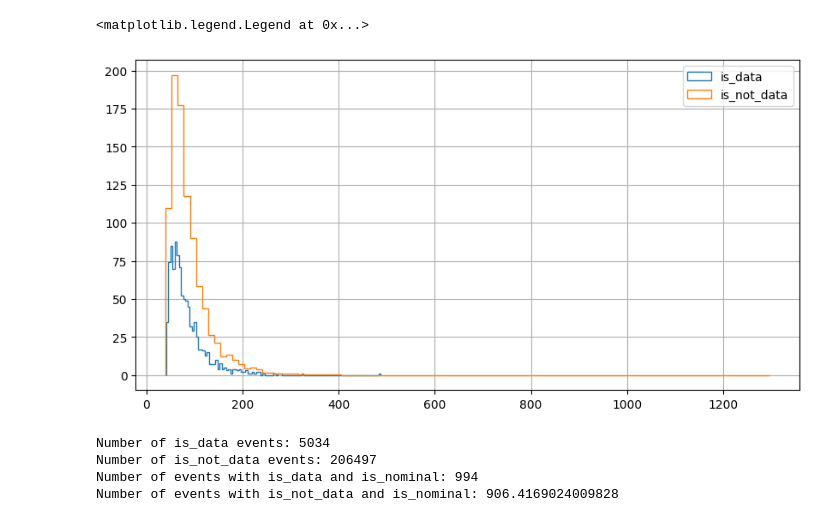
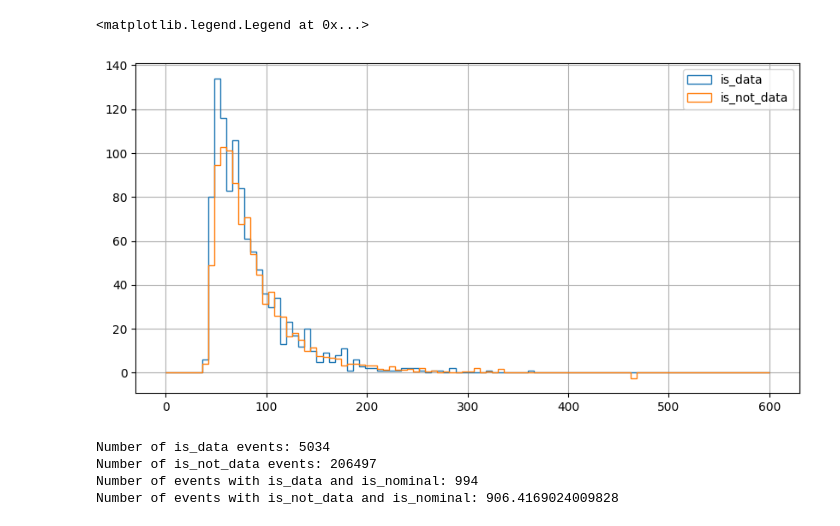
Before and after one commit to KIT-CMS/smhtt_ul, a Jupyter notebook: datasets-test.ipynb, the cells around one changed output. Cells and saved outputs as stored; diff of their text form; code cells hidden in the pictures.

```diff
--- a/datasets-test.ipynb
+++ b/datasets-test.ipynb
@@ -5,16 +5,17 @@ import numpy as np
 # %%
 df = pd.read_feather("/work/sdaigler/smhtt_ul/training_datasets/folds/fold0_training.feather")
 is_data = (df.Labels.is_data == 1)
 is_not_data = (df.Labels.is_data == 0)
 is_nominal = (df.Nominal.cut == 1)
 
 fig, ax = plt.subplots(1, 1, figsize=(10, 5))
-df.Nominal.variables.pt_1[is_data & is_nominal].hist(bins=100, ax=ax, label="is_data", histtype="step")
-df.Nominal.variables.pt_1[is_not_data & is_nominal].hist(bins=100, ax=ax, label="is_not_data", histtype="step", weights=df.Nominal.weight[is_not_data & is_nominal])
+bins = np.linspace(0, 600, 101)
+df.Nominal.variables.pt_1[is_data & is_nominal].hist(bins=bins, ax=ax, label="is_data", histtype="step")
+df.Nominal.variables.pt_1[is_not_data & is_nominal].hist(bins=bins, ax=ax, label="is_not_data", histtype="step", weights=df.Nominal.weight[is_not_data & is_nominal])
 ax.legend()
 # %% [output]
 <matplotlib.legend.Legend at 0x...>
-[figure, old version]
+[figure, new version]
 # %%
 count_is_data = is_data.sum()
 count_is_not_data = is_not_data.sum()
```
Also changed, not shown: parts of 4 cells of this notebook, 9 other files.
